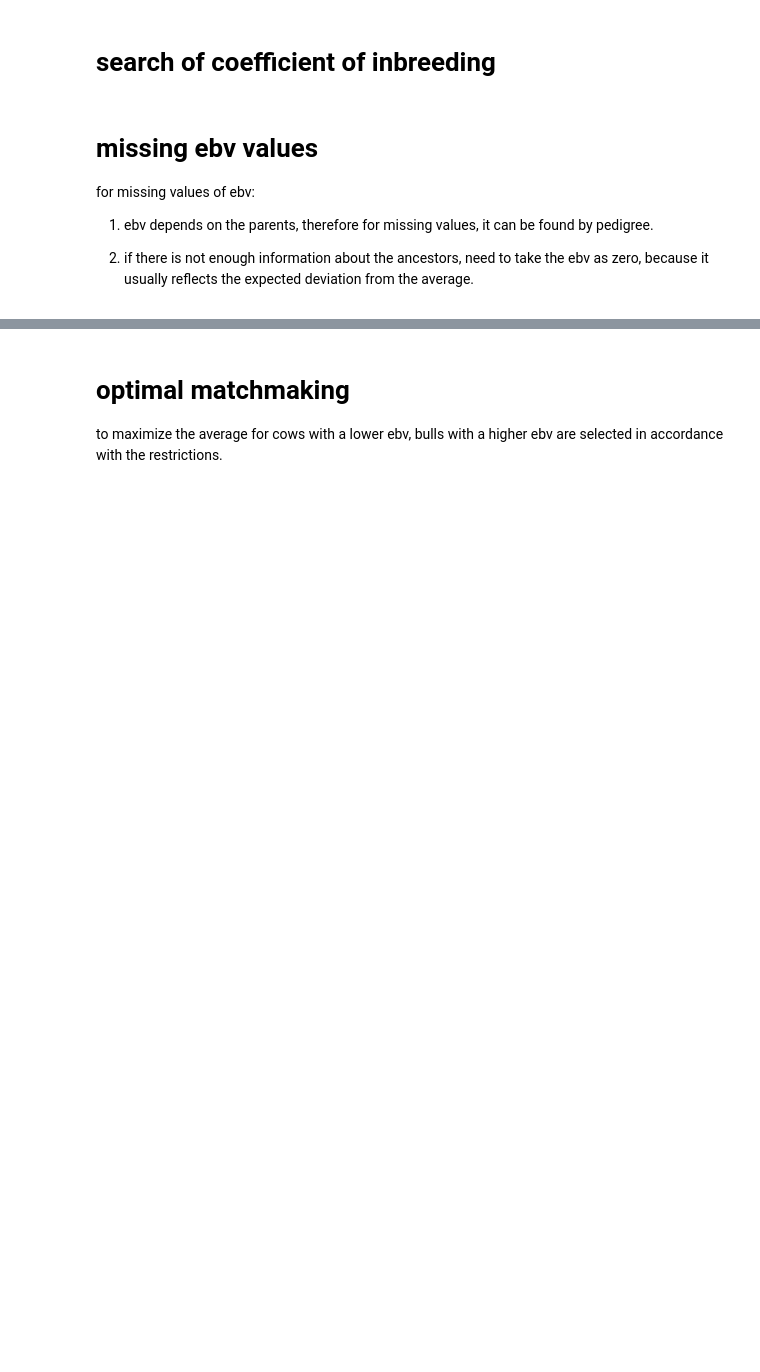
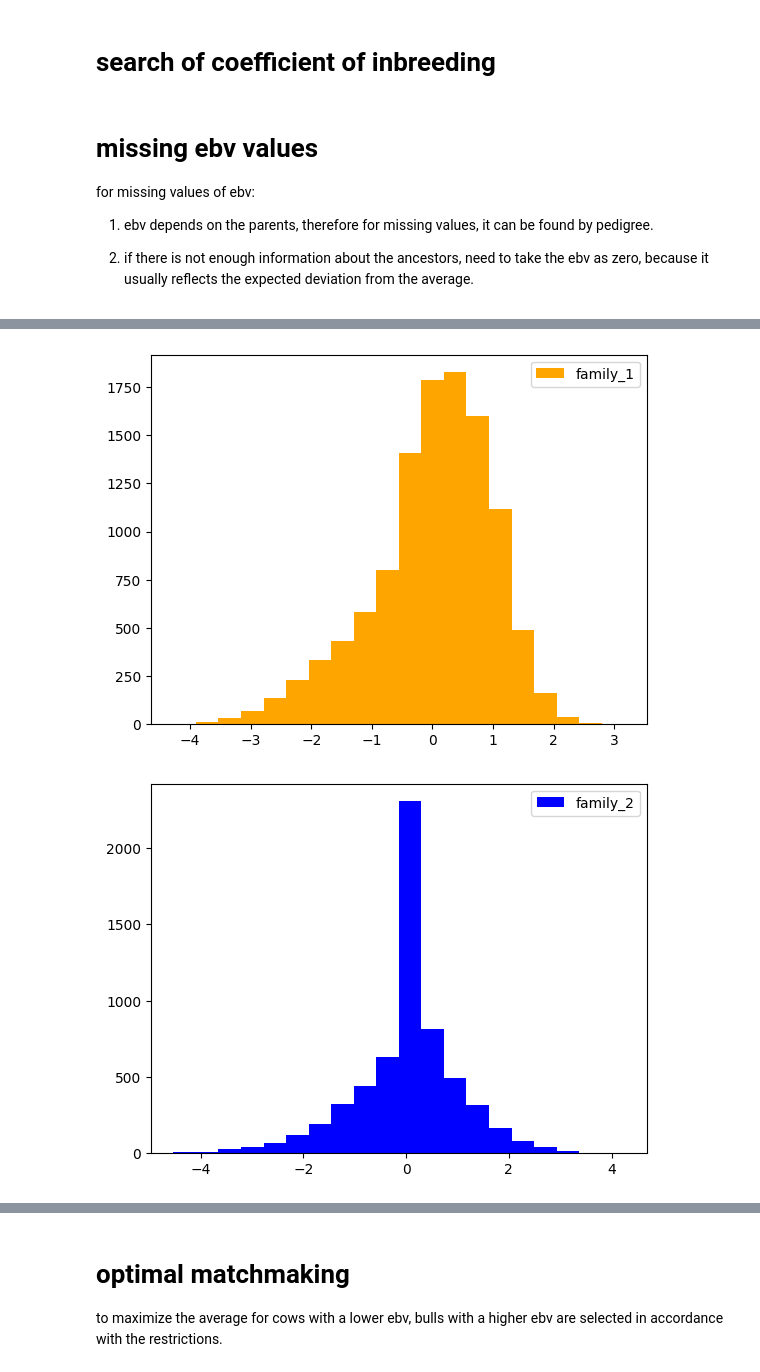
Before and after one commit to VladousSparrowous/cows_bulls_matching, a Jupyter notebook: COWHUB.ipynb, the cells around one changed output, grey strips where cells are left out. Cells and saved outputs as stored; diff of their text form; code cells hidden in the pictures; blank space fills up the shorter version.

```diff
--- a/COWHUB.ipynb
+++ b/COWHUB.ipynb
@@ -472,0 +498,22 @@ cows_ebv_dict = dict(sorted(cows_ebv_dict.items(), key=lambda item: item[1], rev
+# %%
+cows_ebv_in_f1 = np.array([cows_ebv_dict[i] for i in cows_ebv_dict if i in family1_cows])
+cows_ebv_in_f2 = np.array([cows_ebv_dict[i] for i in cows_ebv_dict if i in family2_cows])
+cows_ebv_all = np.array([cows_ebv_dict[i] for i in cows_ebv_dict])
+# %%
+cows_ebv_in_f1_norm = (cows_ebv_in_f1 - cows_ebv_in_f1.mean()) / cows_ebv_in_f1.std()
+cows_ebv_in_f2_norm = (cows_ebv_in_f2 - cows_ebv_in_f2.mean()) / cows_ebv_in_f2.std()
+
+plt.hist(cows_ebv_in_f1_norm, color='orange', label='family_1', bins=20)
+plt.legend()
+plt.show()
+
+plt.hist(cows_ebv_in_f2_norm, color='blue', label='family_2', bins=20)
+plt.legend()
+plt.show()
+
+plt.hist(cows_ebv_all, color='green', label='all_cows', bins=20)
+plt.legend()
+plt.show()
+# %% [output]
+[figure, added]
+[figure, added]
```
Also changed, not shown: parts of 7 cells of this notebook.
